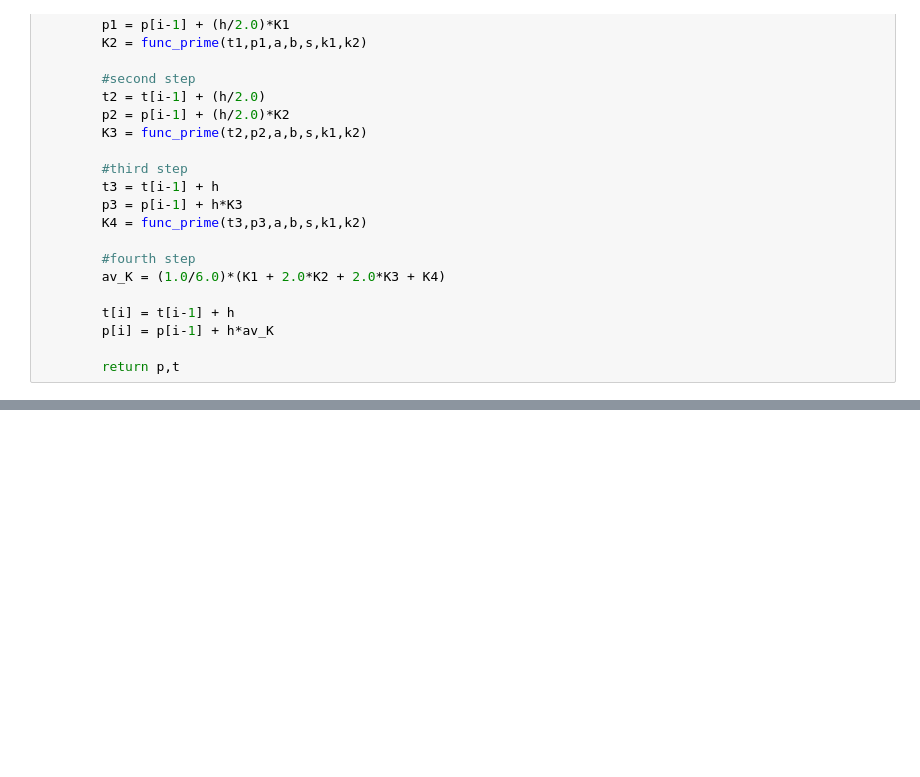
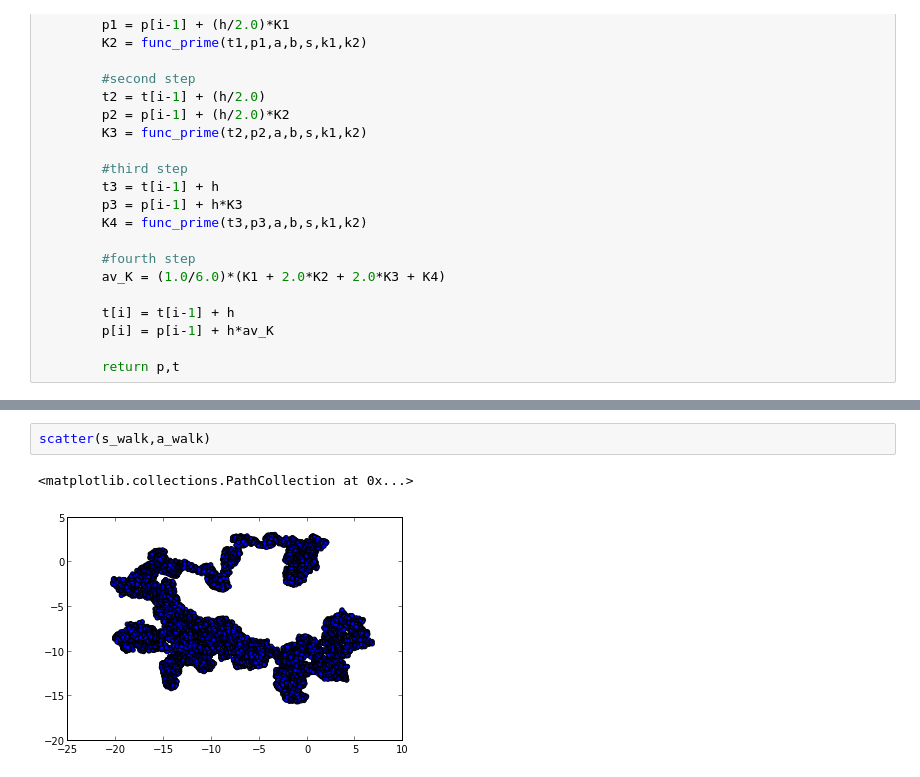
Before and after one commit to juanitaLara/Thesis, a Jupyter notebook: RR-P Parameters.ipynb, the cells around one changed output, grey strips where cells are left out. Drawn from its saved outputs; the diff is of its cells as text; blank space fills up the shorter version.

```diff
--- a/RR-P Parameters.ipynb
+++ b/RR-P Parameters.ipynb
@@ -151,0 +173,5 @@ plot(t,p)
+# %%
+scatter(s_walk,a_walk)
+# %% [output]
+<matplotlib.collections.PathCollection at 0x...>
+[figure, added]
```
Also changed, not shown: parts of 8 cells of this notebook.
